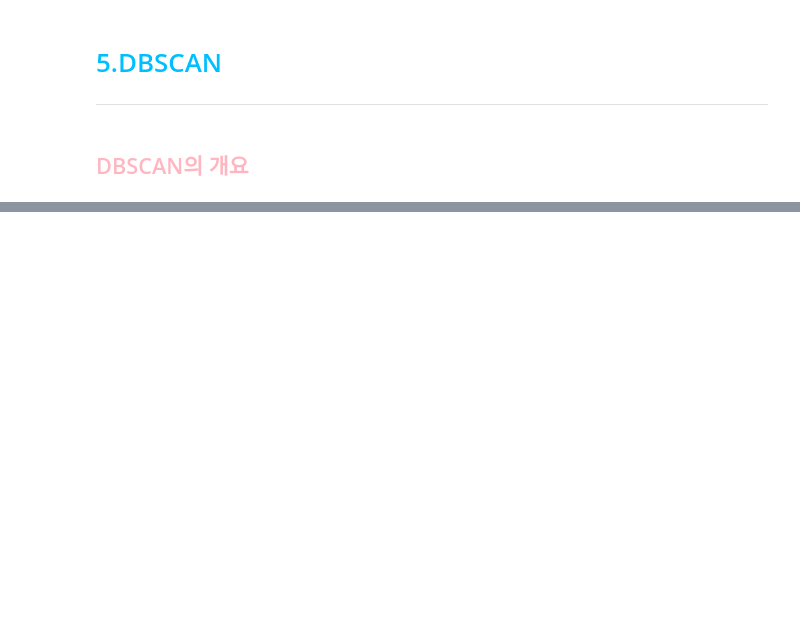
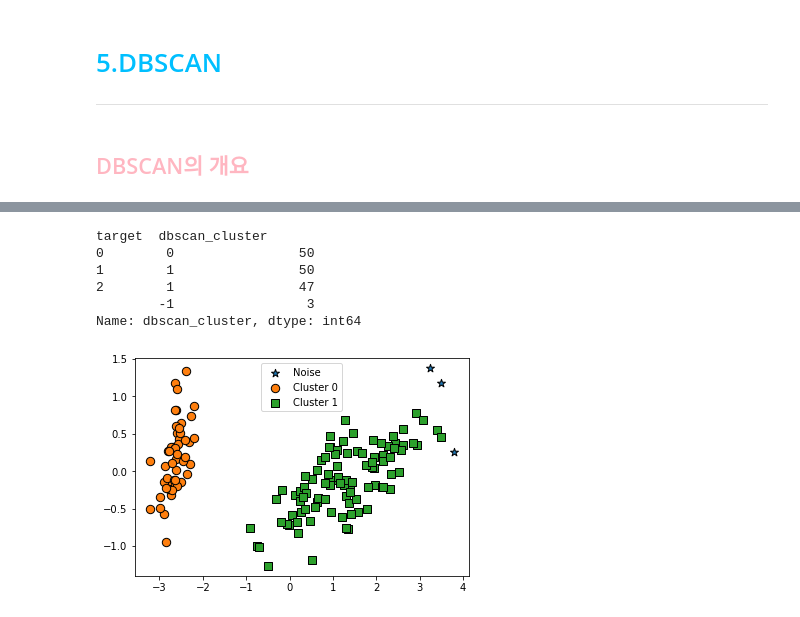
Before and after one commit to hyerim02/ML, a Jupyter notebook: CH7-3 군집화.ipynb, the cells around one changed output, grey strips where cells are left out. Cells and saved outputs as stored; diff of their text form; code cells hidden in the pictures; blank space fills up the shorter version.

```diff
--- a/CH7-3 군집화.ipynb
+++ b/CH7-3 군집화.ipynb
@@ -5,0 +14,24 @@
+# %%
+from sklearn.datasets import load_iris
+
+import matplotlib.pyplot as plt
+import numpy as np
+import pandas as pd
+%matplotlib inline
+
+iris = load_iris()
+feature_names = ['sepal_length','sepal_width','petal_length','petal_width']
+
+irisDF = pd.DataFrame(data=iris.data, columns=feature_names)
+irisDF['target'] = iris.target
+# %%
+from sklearn.cluster import DBSCAN
+
+dbscan = DBSCAN(eps=0.6, min_samples=8, metric='euclidean')
+dbscan_labels = dbscan.fit_predict(iris.data)
+
+irisDF['dbscan_cluster'] = dbscan_labels
+irisDF['target'] = iris.target
+
+iris_result = irisDF.groupby(['target'])['dbscan_cluster'].value_counts()
+print(iris_result)
@@ -5,0 +94,21 @@
+# %%
+from sklearn.cluster import DBSCAN
+
+dbscan = DBSCAN(eps=0.8, min_samples=8, metric='euclidean')
+dbscan_labels = dbscan.fit_predict(iris.data)
+
+irisDF['dbscan_cluster'] = dbscan_labels
+irisDF['target'] = iris.target
+
+iris_result = irisDF.groupby(['target'])['dbscan_cluster'].value_counts()
+print(iris_result)
+
+visualize_cluster_plot(dbscan, irisDF, 'dbscan_cluster', iscenter=False)
+# %% [output]
+target  dbscan_cluster
+0        0                50
+1        1                50
+2        1                47
+        -1                 3
+Name: dbscan_cluster, dtype: int64
+[figure, added]
```
Also changed, not shown: parts of 49 cells of this notebook.
